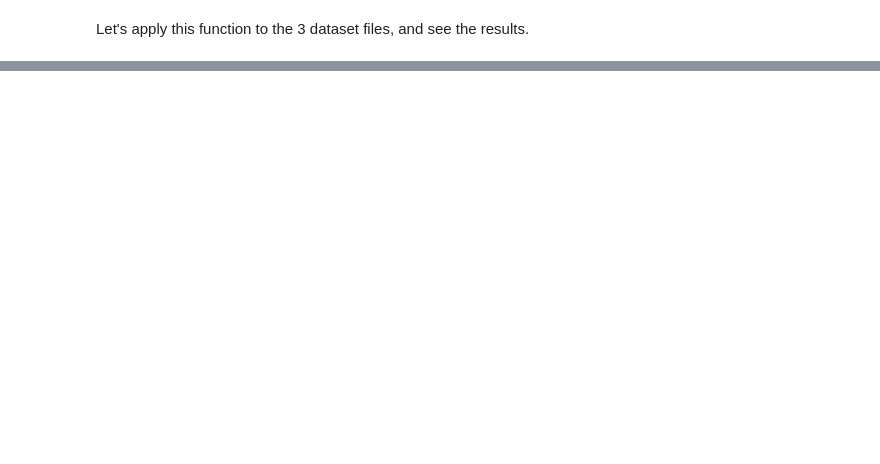
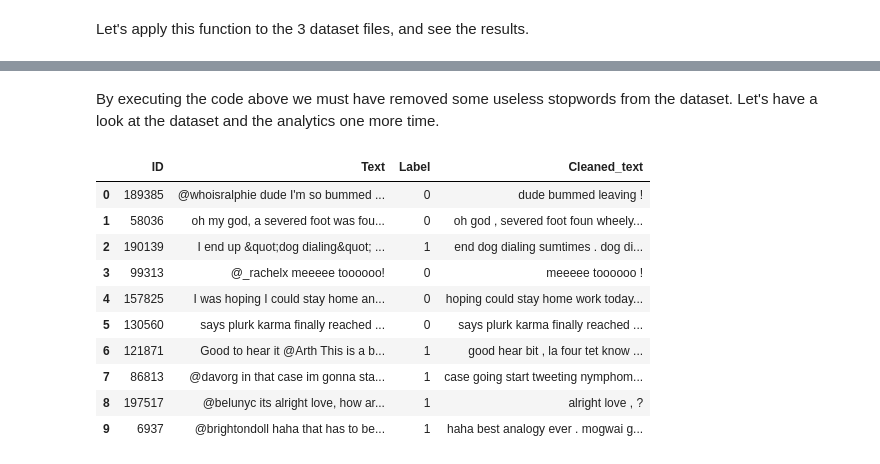
Before and after one commit to AntonisZks/Deep-Learning-for-Natural-Language-Processing, a Jupyter notebook: Notebooks/natural_language_processing.ipynb, the cells around one changed output, grey strips where cells are left out. Drawn from its saved outputs; the diff is of its cells as text; code cells hidden in the pictures; blank space fills up the shorter version.

```diff
--- a/Notebooks/natural_language_processing.ipynb
+++ b/Notebooks/natural_language_processing.ipynb
@@ -150,0 +185,16 @@ plt.show()
+# %% [markdown]
+By executing the code above we must have removed some useless stopwords from the dataset. Let's have a look at the dataset and the analytics one more time.
+# %%
+train_df.head(10)
+# %% [output]
+|  | ID | Text | Label | Cleaned_text |
+| 0 | 189385 | @whoisralphie dude I'm so bummed ... | 0 | dude bummed leaving ! |
+| 1 | 58036 | oh my god, a severed foot was fou... | 0 | oh god , severed foot foun wheely... |
+| 2 | 190139 | I end up &quot;dog dialing&quot; ... | 1 | end dog dialing sumtimes . dog di... |
+| 3 | 99313 | @_rachelx meeeee toooooo! | 0 | meeeee toooooo ! |
+| 4 | 157825 | I was hoping I could stay home an... | 0 | hoping could stay home work today... |
+| 5 | 130560 | says plurk karma finally reached ... | 0 | says plurk karma finally reached ... |
+| 6 | 121871 | Good to hear it @Arth This is a b... | 1 | good hear bit , la four tet know ... |
+| 7 | 86813 | @davorg in that case im gonna sta... | 1 | case going start tweeting nymphom... |
+| 8 | 197517 | @belunyc its alright love, how ar... | 1 | alright love , ? |
+| 9 | 6937 | @brightondoll haha that has to be... | 1 | haha best analogy ever . mogwai g... |
```
Also changed, not shown: parts of 16 cells of this notebook, 4 other files.
